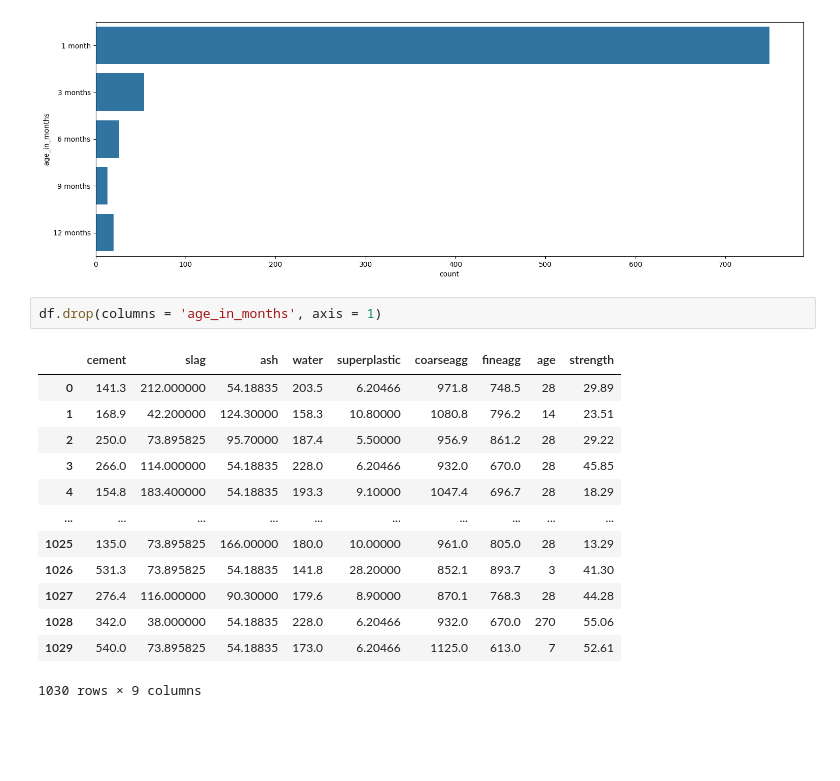
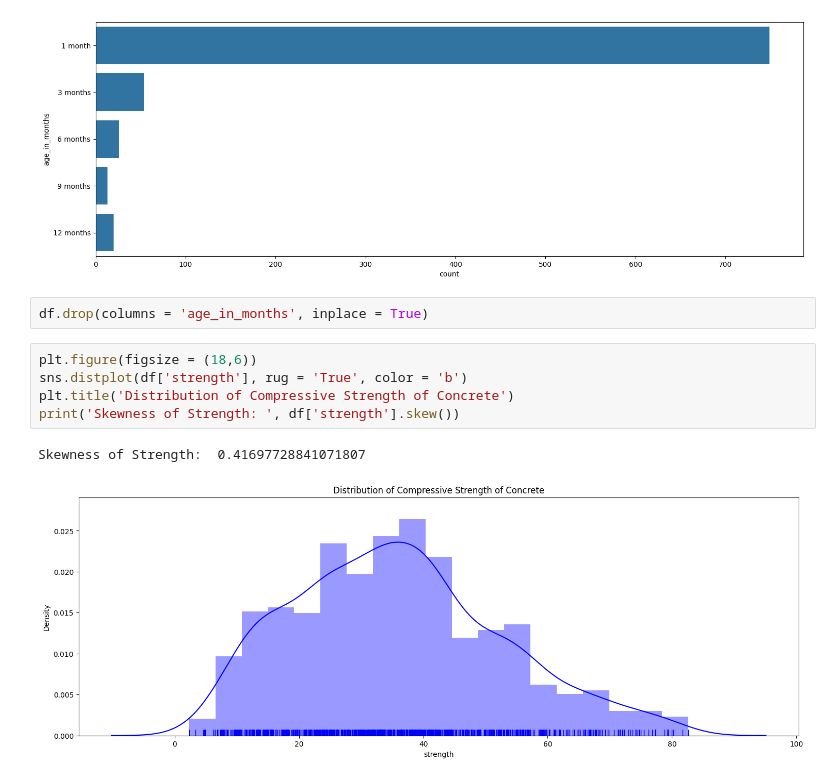
Before and after one commit to ayushipradhan30/AIML-mini-projects, a Jupyter notebook: Featurization,_Model_Selection_&_Tuning.ipynb, the cells around one changed output. Drawn from its saved outputs; the diff is of its cells as text; blank space fills up the shorter version.

```diff
--- a/Featurization,_Model_Selection_&_Tuning.ipynb
+++ b/Featurization,_Model_Selection_&_Tuning.ipynb
@@ -156,18 +154,12 @@ age_in_months
 Name: count, dtype: int64
 [figure]
 # %%
-df.drop(columns = 'age_in_months', axis = 1)
+df.drop(columns = 'age_in_months', inplace = True)
-# %% [output]
-|  | cement | slag | ash | water | superplastic | coarseagg | fineagg | age | strength |
-| 0 | 141.3 | 212.000000 | 54.18835 | 203.5 | 6.20466 | 971.8 | 748.5 | 28 | 29.89 |
-| 1 | 168.9 | 42.200000 | 124.30000 | 158.3 | 10.80000 | 1080.8 | 796.2 | 14 | 23.51 |
-| 2 | 250.0 | 73.895825 | 95.70000 | 187.4 | 5.50000 | 956.9 | 861.2 | 28 | 29.22 |
-| 3 | 266.0 | 114.000000 | 54.18835 | 228.0 | 6.20466 | 932.0 | 670.0 | 28 | 45.85 |
-| 4 | 154.8 | 183.400000 | 54.18835 | 193.3 | 9.10000 | 1047.4 | 696.7 | 28 | 18.29 |
-| ... | ... | ... | ... | ... | ... | ... | ... | ... | ... |
-| 1025 | 135.0 | 73.895825 | 166.00000 | 180.0 | 10.00000 | 961.0 | 805.0 | 28 | 13.29 |
-| 1026 | 531.3 | 73.895825 | 54.18835 | 141.8 | 28.20000 | 852.1 | 893.7 | 3 | 41.30 |
-| 1027 | 276.4 | 116.000000 | 90.30000 | 179.6 | 8.90000 | 870.1 | 768.3 | 28 | 44.28 |
-| 1028 | 342.0 | 38.000000 | 54.18835 | 228.0 | 6.20466 | 932.0 | 670.0 | 270 | 55.06 |
-| 1029 | 540.0 | 73.895825 | 54.18835 | 173.0 | 6.20466 | 1125.0 | 613.0 | 7 | 52.61 |
-1030 rows × 9 columns
+# %%
+plt.figure(figsize = (18,6))
+sns.distplot(df['strength'], rug = 'True', color = 'b')
+plt.title('Distribution of Compressive Strength of Concrete')
+print('Skewness of Strength: ', df['strength'].skew())
+# %% [output]
+Skewness of Strength:  0.41697728841071807
+[figure, added]
```
Also changed, not shown: parts of 2 cells of this notebook.
